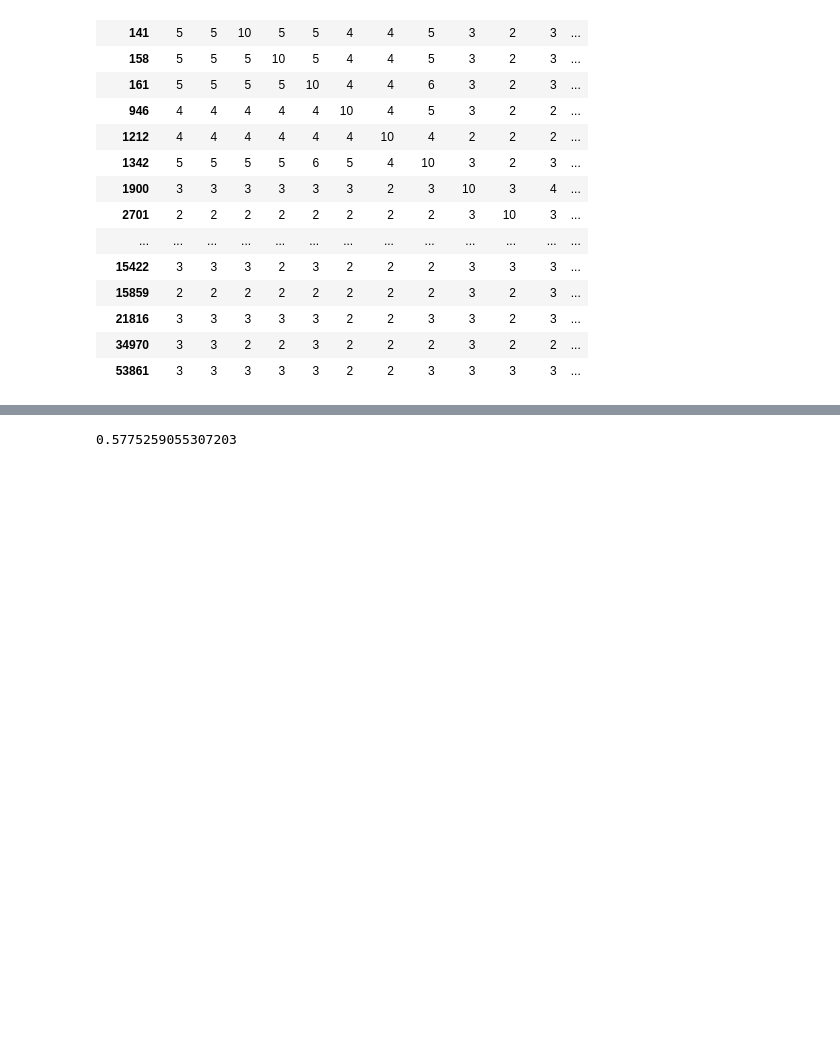
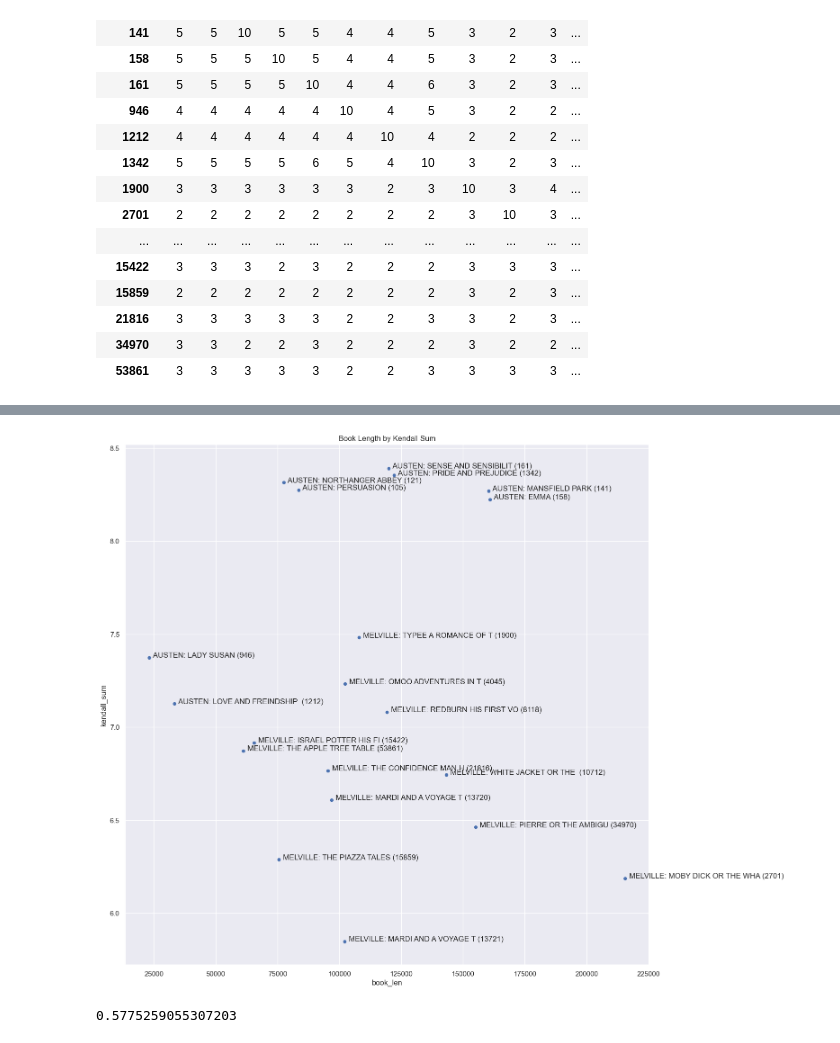
Before and after one commit to ontoligent/DS5001-2023-01-R, a Jupyter notebook: lessons/M06_CusteringSimilarity/M06_01_SimilarityMeasures.ipynb, the cells around one changed output, grey strips where cells are left out. Cells and saved outputs as stored; diff of their text form; code cells hidden in the pictures; blank space fills up the shorter version.

```diff
--- a/lessons/M06_CusteringSimilarity/M06_01_SimilarityMeasures.ipynb
+++ b/lessons/M06_CusteringSimilarity/M06_01_SimilarityMeasures.ipynb
@@ -366,3 +397,10 @@ hca(CORR[corr_type], color_thresh=.6);
+# %%
+LIB['kendall_sum'] = CORR_MATRIX.sum()
+# %%
+ax = LIB.plot.scatter('book_len', 'kendall_sum', figsize=(15,15), title="Book Length by Kendall Sum")
+LIB.apply(lambda row: ax.text(row.book_len, row.kendall_sum, f"  {row.label}"), axis=1);
+# %% [output]
+[figure, added]
 # %%
 AUS_IDX = LIB[LIB.author.str.contains("AUS")].index.to_list()
 MEL_IDX = LIB[LIB.author.str.contains("MEL")].index.to_list()
```
Also changed, not shown: parts of 30 cells of this notebook.
